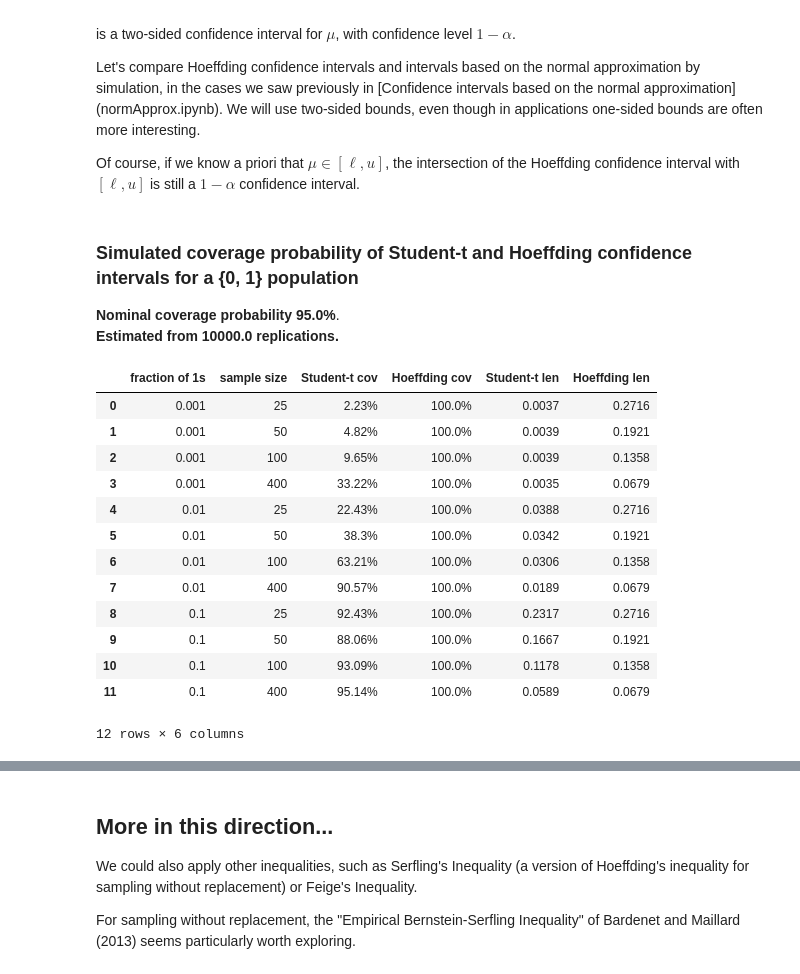
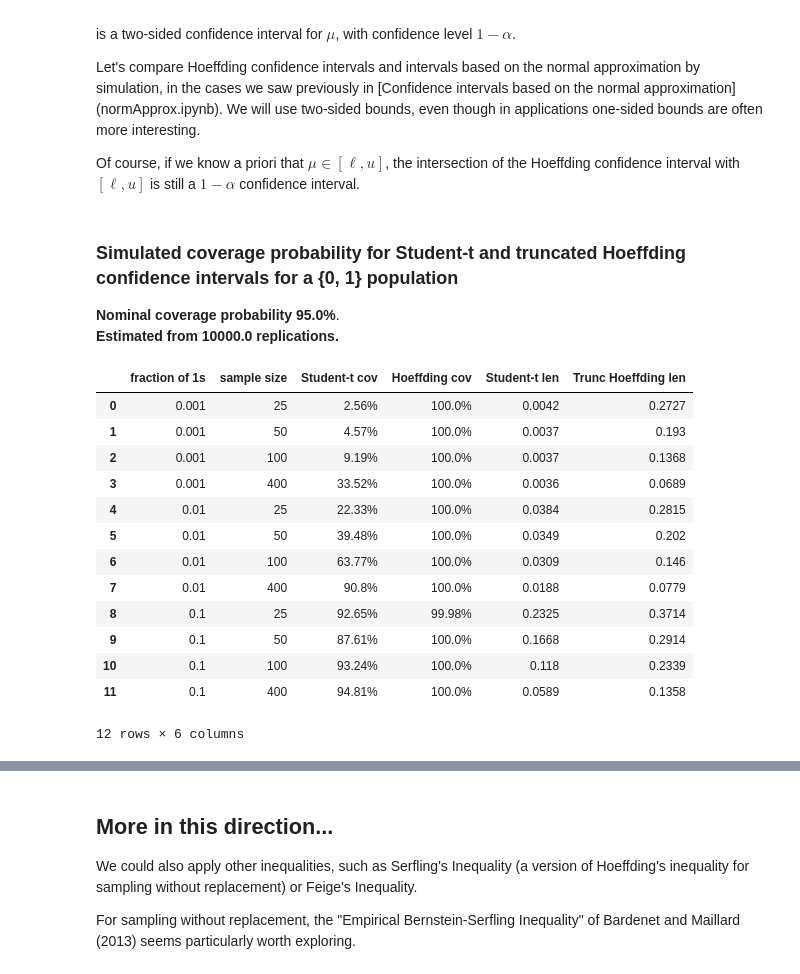
Before and after one commit to pbstark/MX14, a Jupyter notebook: hoeffding.ipynb, the cells around one changed output, grey strips where cells are left out. Saved outputs shown, nothing was run; the diff lists cells and outputs as text; code cells hidden in the pictures.

Commit message:
add truncation to the simulations in Hoeffding

```diff
--- a/hoeffding.ipynb
+++ b/hoeffding.ipynb
@@ -200,50 +219,51 @@ confidence interval with $[\ell, u]$ is still a $1-\alpha$ confidence interval.
 # Population of two values, {0, 1}, in various proportions.  Amounts to Binomial random variable
 ns = np.array([25, 50, 100, 400])  # sample sizes
 ps = np.array([.001, .01, 0.1])    # mixture fractions, proportion of 1s in the population
 alpha = 0.05  # 1- (confidence level)
 reps = 1.0e4   # just for demonstration
 vals = [0, 1]
 
 simTable = pd.DataFrame(columns=('fraction of 1s', 'sample size', 'Student-t cov',\
-                                 'Hoeffding cov', 'Student-t len', 'Hoeffding len'))
+                                 'Hoeffding cov', 'Student-t len', 'Trunc Hoeffding len'))
 for p in ps:
     popMean = p
     for n in ns:
         tCrit = sp.stats.t.ppf(q=1-alpha/2, df=n-1)
         hCrit = np.sqrt(-math.log(alpha/2)/(2*n))
         sam = sp.stats.binom.rvs(n, p, size=reps)
         samMean = sam/float(n)
         samSD = np.sqrt(samMean*(1-samMean)/(n-1))
         coverT = (np.fabs(samMean-popMean) < tCrit*samSD).sum()
         lenT = 2*(tCrit*samSD).mean()
+        lenH = (np.minimum(samMean+hCrit, 1.0)-np.maximum(samMean-hCrit, 0.0)).mean()
         coverH = (np.fabs(samMean-popMean) < hCrit).sum()
         simTable.loc[len(simTable)] =  p, n, str(100*float(coverT)/float(reps)) + '%', \
             str(100*float(coverH)/float(reps)) + '%',\
             str(round(lenT,4)),\
-            str(round(hCrit,4))
+            str(round(lenH,4))
 #
-ansStr =  '<h3>Simulated coverage probability of Student-t and Hoeffding confidence intervals for a {0, 1} population</h3>' +\
+ansStr =  '<h3>Simulated coverage probability for Student-t and truncated Hoeffding confidence intervals for a {0, 1} population</h3>' +\
           '<strong>Nominal coverage probability ' + str(100*(1-alpha)) +\
           '%</strong>.<br /><strong>Estimated from ' + str(round(reps)) + ' replications.</strong>'
 display(HTML(ansStr))
 display(simTable)
 # %% [output]
-Simulated coverage probability of Student-t and Hoeffding confidence intervals for a {0, 1} population
+Simulated coverage probability for Student-t and truncated Hoeffding confidence intervals for a {0, 1} population
 Nominal coverage probability 95.0%.
 Estimated from 10000.0 replications.
-|  | fraction of 1s | sample size | Student-t cov | Hoeffding cov | Student-t len | Hoeffding len |
-| 0 | 0.001 | 25 | 2.23% | 100.0% | 0.0037 | 0.2716 |
-| 1 | 0.001 | 50 | 4.82% | 100.0% | 0.0039 | 0.1921 |
-| 2 | 0.001 | 100 | 9.65% | 100.0% | 0.0039 | 0.1358 |
-| 3 | 0.001 | 400 | 33.22% | 100.0% | 0.0035 | 0.0679 |
-| 4 | 0.01 | 25 | 22.43% | 100.0% | 0.0388 | 0.2716 |
-| 5 | 0.01 | 50 | 38.3% | 100.0% | 0.0342 | 0.1921 |
-| 6 | 0.01 | 100 | 63.21% | 100.0% | 0.0306 | 0.1358 |
-| 7 | 0.01 | 400 | 90.57% | 100.0% | 0.0189 | 0.0679 |
-| 8 | 0.1 | 25 | 92.43% | 100.0% | 0.2317 | 0.2716 |
-| 9 | 0.1 | 50 | 88.06% | 100.0% | 0.1667 | 0.1921 |
-| 10 | 0.1 | 100 | 93.09% | 100.0% | 0.1178 | 0.1358 |
-| 11 | 0.1 | 400 | 95.14% | 100.0% | 0.0589 | 0.0679 |
+|  | fraction of 1s | sample size | Student-t cov | Hoeffding cov | Student-t len | Trunc Hoeffding len |
+| 0 | 0.001 | 25 | 2.56% | 100.0% | 0.0042 | 0.2727 |
+| 1 | 0.001 | 50 | 4.57% | 100.0% | 0.0037 | 0.193 |
+| 2 | 0.001 | 100 | 9.19% | 100.0% | 0.0037 | 0.1368 |
+| 3 | 0.001 | 400 | 33.52% | 100.0% | 0.0036 | 0.0689 |
+| 4 | 0.01 | 25 | 22.33% | 100.0% | 0.0384 | 0.2815 |
+| 5 | 0.01 | 50 | 39.48% | 100.0% | 0.0349 | 0.202 |
+| 6 | 0.01 | 100 | 63.77% | 100.0% | 0.0309 | 0.146 |
+| 7 | 0.01 | 400 | 90.8% | 100.0% | 0.0188 | 0.0779 |
+| 8 | 0.1 | 25 | 92.65% | 99.98% | 0.2325 | 0.3714 |
+| 9 | 0.1 | 50 | 87.61% | 100.0% | 0.1668 | 0.2914 |
+| 10 | 0.1 | 100 | 93.24% | 100.0% | 0.118 | 0.2339 |
+| 11 | 0.1 | 400 | 94.81% | 100.0% | 0.0589 | 0.1358 |
 12 rows × 6 columns
 # %%
 # Nonstandard mixture: a pointmass at zero and a uniform[0,1]
```
Also changed, not shown: parts of 4 cells of this notebook.
